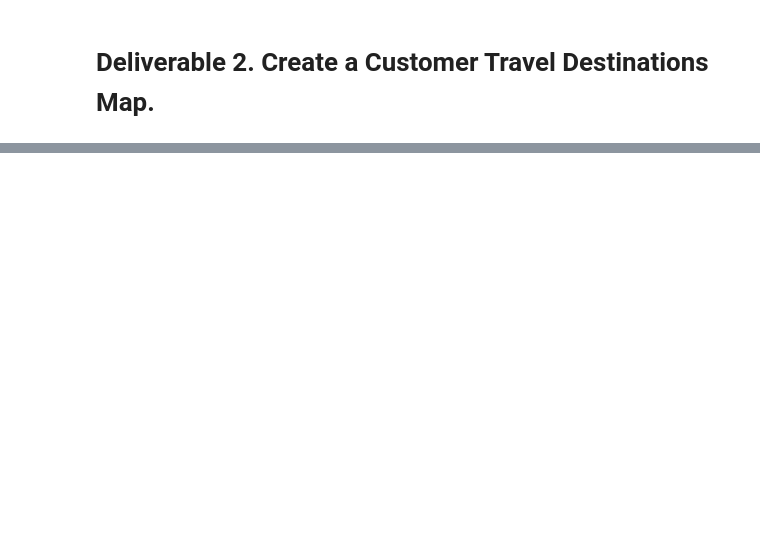
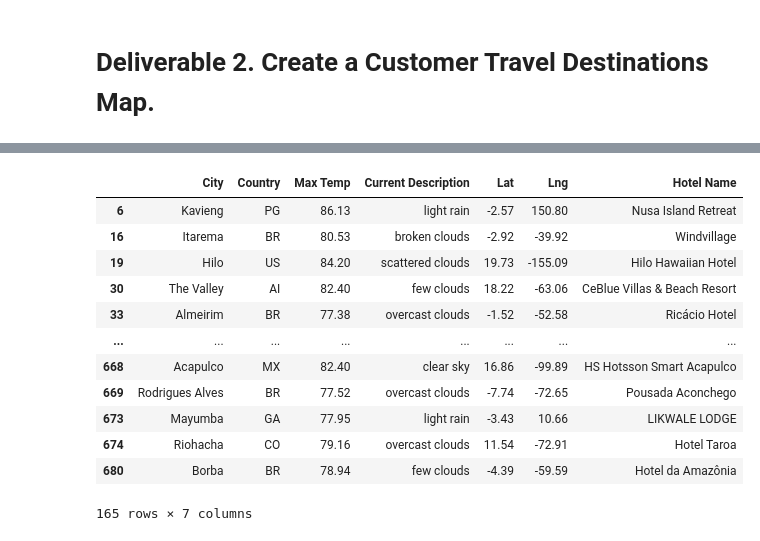
Before and after one commit to KatiuscaQ/World_Weather_Analysis, a Jupyter notebook: Vacation_Search/Vacation_Search.ipynb, the cells around one changed output, grey strips where cells are left out. Drawn from its saved outputs; the diff is of its cells as text; code cells hidden in the pictures; blank space fills up the shorter version.

```diff
--- a/Vacation_Search/Vacation_Search.ipynb
+++ b/Vacation_Search/Vacation_Search.ipynb
@@ -124,8 +123,23 @@ hotel_df.head(10)
 # %%
 # 7. Drop the rows where there is no Hotel Name.
 import numpy as np
 hotel_df['Hotel Name'].replace('', np.nan, inplace=True)
 clean_hotel_df = hotel_df.dropna()
+clean_hotel_df
+# %% [output]
+|  | City | Country | Max Temp | Current Description | Lat | Lng | Hotel Name |
+| 6 | Kavieng | PG | 86.13 | light rain | -2.57 | 150.80 | Nusa Island Retreat |
+| 16 | Itarema | BR | 80.53 | broken clouds | -2.92 | -39.92 | Windvillage |
+| 19 | Hilo | US | 84.20 | scattered clouds | 19.73 | -155.09 | Hilo Hawaiian Hotel |
+| 30 | The Valley | AI | 82.40 | few clouds | 18.22 | -63.06 | CeBlue Villas & Beach Resort |
+| 33 | Almeirim | BR | 77.38 | overcast clouds | -1.52 | -52.58 | Ricácio Hotel |
+| ... | ... | ... | ... | ... | ... | ... | ... |
+| 668 | Acapulco | MX | 82.40 | clear sky | 16.86 | -99.89 | HS Hotsson Smart Acapulco |
+| 669 | Rodrigues Alves | BR | 77.52 | overcast clouds | -7.74 | -72.65 | Pousada Aconchego |
+| 673 | Mayumba | GA | 77.95 | light rain | -3.43 | 10.66 | LIKWALE LODGE |
+| 674 | Riohacha | CO | 79.16 | overcast clouds | 11.54 | -72.91 | Hotel Taroa |
+| 680 | Borba | BR | 78.94 | few clouds | -4.39 | -59.59 | Hotel da Amazônia |
+165 rows × 7 columns
 # %%
 # 8a. Create the output File (CSV)
 output_data_file = "WeatherPy_vacation.csv"
```
Also changed, not shown: parts of 7 cells of this notebook, 7 other files.
